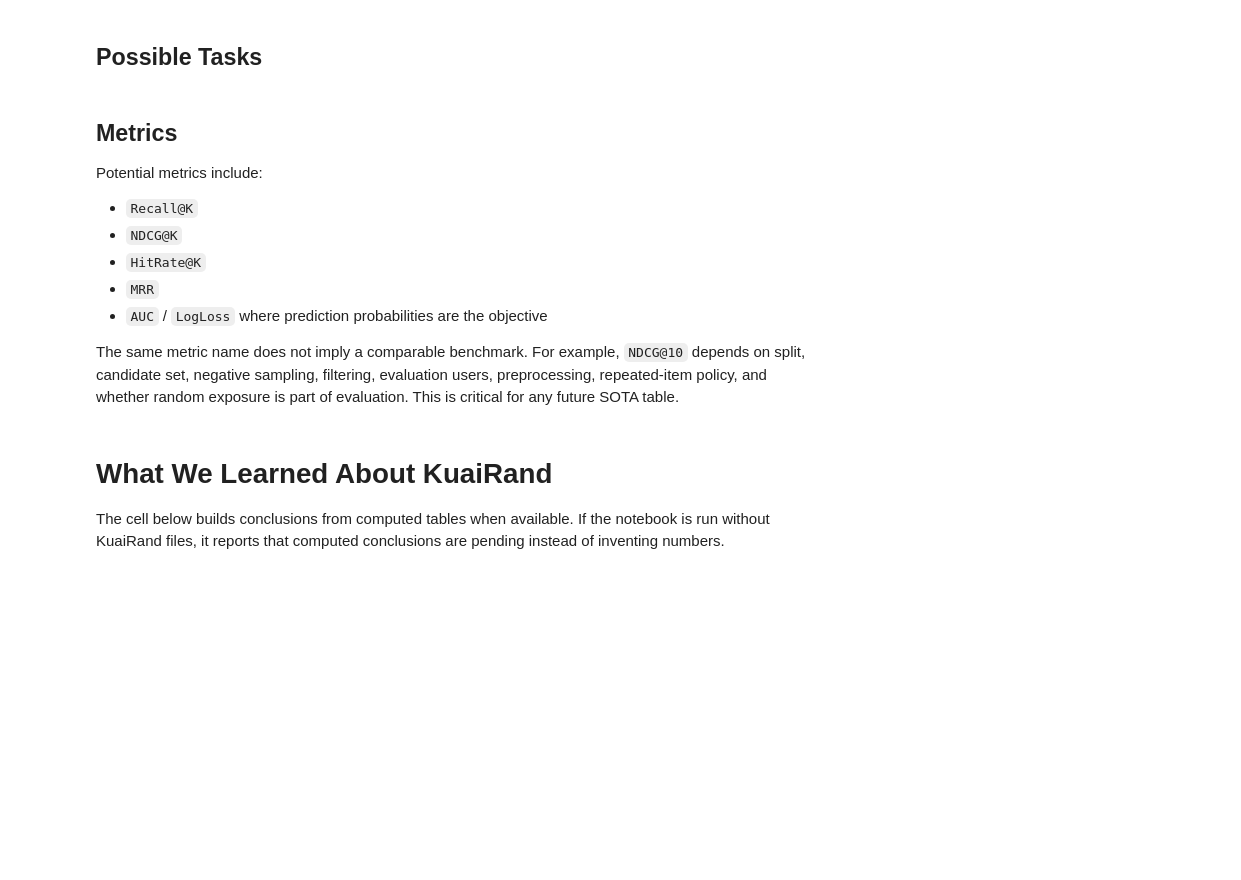
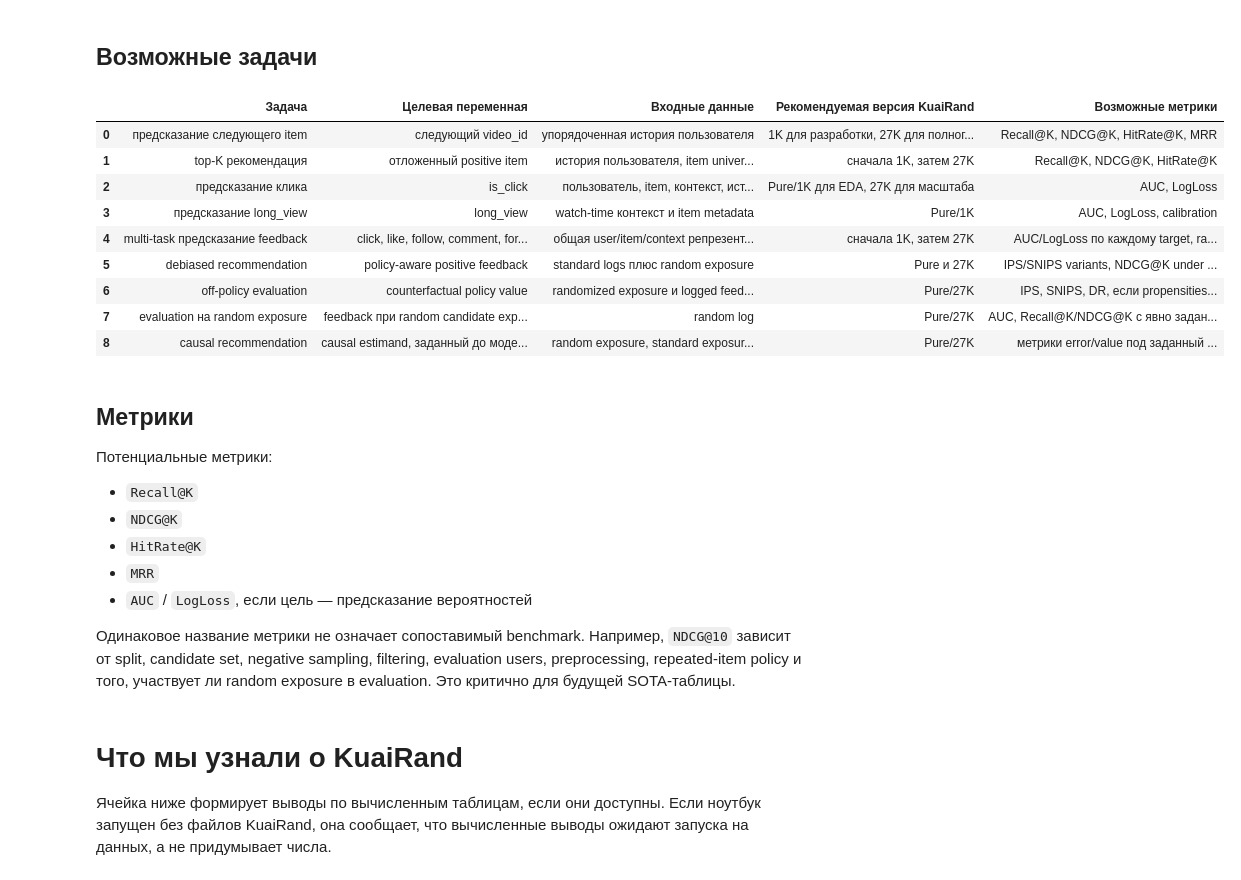
Before and after one commit to berdov/diplom, a Jupyter notebook: notebooks/01_kuairand_eda.ipynb, the cells around one changed output. Saved outputs shown, nothing was run; the diff lists cells and outputs as text; code cells hidden in the pictures; blank space fills up the shorter version.

```diff
--- a/notebooks/01_kuairand_eda.ipynb
+++ b/notebooks/01_kuairand_eda.ipynb
@@ -1291,33 +1460,44 @@ display(protocols)
 # %% [markdown]
-## Possible Tasks
+## Возможные задачи
 # %%
 tasks = pd.DataFrame([
-    {"Task": "next-item prediction", "Target": "next video_id", "Inputs": "ordered user history", "Recommended KuaiRand version": "1K for development, 27K for full experiment", "Possible metrics": "Recall@K, NDCG@K, HitRate@K, MRR"},
-    {"Task": "top-K recommendation", "Target": "held-out positive item", "Inputs": "user history, item universe, candidate set", "Recommended KuaiRand version": "1K then 27K", "Possible metrics": "Recall@K, NDCG@K, HitRate@K"},
-    {"Task": "click prediction", "Target": "is_click", "Inputs": "user, item, context, history", "Recommended KuaiRand version": "Pure/1K for EDA, 27K for scale", "Possible metrics": "AUC, LogLoss"},
-    {"Task": "long-view prediction", "Target": "long_view", "Inputs": "watch-time context and item metadata", "Recommended KuaiRand version": "Pure/1K", "Possible metrics": "AUC, LogLoss, calibration"},
-    {"Task": "multi-task feedback prediction", "Target": "click, like, follow, comment, forward, hate, long_view", "Inputs": "shared user/item/context representation", "Recommended KuaiRand version": "1K then 27K", "Possible metrics": "AUC/LogLoss per target, ranking metrics for derived preference"},
-    {"Task": "debiased recommendation", "Target": "policy-aware positive feedback", "Inputs": "standard logs plus random exposure", "Recommended KuaiRand version": "Pure and 27K", "Possible metrics": "IPS/SNIPS variants, NDCG@K under defined candidate policy"},
-    {"Task": "off-policy evaluation", "Target": "counterfactual policy value", "Inputs": "randomized exposure and logged feedback", "Recommended KuaiRand version": "Pure/27K", "Possible metrics": "IPS, SNIPS, DR if propensities/design allow"},
-    {"Task": "random-exposure evaluation", "Target": "feedback under random candidate exposure", "Inputs": "random log", "Recommended KuaiRand version": "Pure/27K", "Possible metrics": "AUC, Recall@K/NDCG@K with explicit candidate set"},
-    {"Task": "causal recommendation", "Target": "causal estimand defined before modeling", "Inputs": "random exposure, standard exposure, covariates", "Recommended KuaiRand version": "Pure/27K", "Possible metrics": "Estimand-specific error/value metrics"},
+    {"Задача": "предсказание следующего item", "Целевая переменная": "следующий video_id", "Входные данные": "упорядоченная история пользователя", "Рекомендуемая версия KuaiRand": "1K для разработки, 27K для полного эксперимента", "Возможные метрики": "Recall@K, NDCG@K, HitRate@K, MRR"},
+    {"Задача": "top-K рекомендация", "Целевая переменная": "отложенный positive item", "Входные данные": "история пользователя, item universe, candidate set", "Рекомендуемая версия KuaiRand": "сначала 1K, затем 27K", "Возможные метрики": "Recall@K, NDCG@K, HitRate@K"},
+    {"Задача": "предсказание клика", "Целевая переменная": "is_click", "Входные данные": "пользователь, item, контекст, история", "Рекомендуемая версия KuaiRand": "Pure/1K для EDA, 27K для масштаба", "Возможные метрики": "AUC, LogLoss"},
+    {"Задача": "предсказание long_view", "Целевая переменная": "long_view", "Входные данные": "watch-time контекст и item metadata", "Рекомендуемая версия KuaiRand": "Pure/1K", "Возможные метрики": "AUC, LogLoss, calibration"},
+    {"Задача": "multi-task предсказание feedback", "Целевая переменная": "click, like, follow, comment, forward, hate, long_view", "Входные данные": "общая user/item/context репрезентация", "Рекомендуемая версия KuaiRand": "сначала 1K, затем 27K", "Возможные метрики": "AUC/LogLoss по каждому target, ranking metrics для derived preference"},
+    {"Задача": "debiased recommendation", "Целевая переменная": "policy-aware positive feedback", "Входные данные": "standard logs плюс random exposure", "Рекомендуемая версия KuaiRand": "Pure и 27K", "Возможные метрики": "IPS/SNIPS variants, NDCG@K under defined candidate policy"},
+    {"Задача": "off-policy evaluation", "Целевая переменная": "counterfactual policy value", "Входные данные": "randomized exposure и logged feedback", "Рекомендуемая версия KuaiRand": "Pure/27K", "Возможные метрики": "IPS, SNIPS, DR, если propensities/design это позволяют"},
+    {"Задача": "evaluation на random exposure", "Целевая переменная": "feedback при random candidate exposure", "Входные данные": "random log", "Рекомендуемая версия KuaiRand": "Pure/27K", "Возможные метрики": "AUC, Recall@K/NDCG@K с явно заданным candidate set"},
+    {"Задача": "causal recommendation", "Целевая переменная": "causal estimand, заданный до моделирования", "Входные данные": "random exposure, standard exposure, covariates", "Рекомендуемая версия KuaiRand": "Pure/27K", "Возможные метрики": "метрики error/value под заданный estimand"},
 ])
 display(tasks)
+# %% [output]
+|  | Задача | Целевая переменная | Входные данные | Рекомендуемая версия KuaiRand | Возможные метрики |
+| 0 | предсказание следующего item | следующий video_id | упорядоченная история пользователя | 1K для разработки, 27K для полног... | Recall@K, NDCG@K, HitRate@K, MRR |
+| 1 | top-K рекомендация | отложенный positive item | история пользователя, item univer... | сначала 1K, затем 27K | Recall@K, NDCG@K, HitRate@K |
+| 2 | предсказание клика | is_click | пользователь, item, контекст, ист... | Pure/1K для EDA, 27K для масштаба | AUC, LogLoss |
+| 3 | предсказание long_view | long_view | watch-time контекст и item metadata | Pure/1K | AUC, LogLoss, calibration |
+| 4 | multi-task предсказание feedback | click, like, follow, comment, for... | общая user/item/context репрезент... | сначала 1K, затем 27K | AUC/LogLoss по каждому target, ra... |
+| 5 | debiased recommendation | policy-aware positive feedback | standard logs плюс random exposure | Pure и 27K | IPS/SNIPS variants, NDCG@K under ... |
+| 6 | off-policy evaluation | counterfactual policy value | randomized exposure и logged feed... | Pure/27K | IPS, SNIPS, DR, если propensities... |
+| 7 | evaluation на random exposure | feedback при random candidate exp... | random log | Pure/27K | AUC, Recall@K/NDCG@K с явно задан... |
+| 8 | causal recommendation | causal estimand, заданный до моде... | random exposure, standard exposur... | Pure/27K | метрики error/value под заданный ... |
 # %% [markdown]
-## Metrics
+## Метрики
 
-Potential metrics include:
+Потенциальные метрики:
 
 - `Recall@K`
 - `NDCG@K`
 - `HitRate@K`
 - `MRR`
-- `AUC` / `LogLoss` where prediction probabilities are the objective
+- `AUC` / `LogLoss`, если цель — предсказание вероятностей
 
-The same metric name does not imply a comparable benchmark. For example, `NDCG@10` depends on split, candidate set, negative sampling, filtering, evaluation users, preprocessing, repeated-item policy, and whether random exposure is part of evaluation. This is critical for any future SOTA table.
+Одинаковое название метрики не означает сопоставимый benchmark. Например, `NDCG@10` зависит от split, candidate set, negative sampling, filtering, evaluation users, preprocessing, repeated-item policy и того, участвует ли random exposure в evaluation. Это критично для будущей SOTA-таблицы.
 # %% [markdown]
-# What We Learned About KuaiRand
+# Что мы узнали о KuaiRand
 
-The cell below builds conclusions from computed tables when available. If the notebook is run without KuaiRand files, it reports that computed conclusions are pending instead of inventing numbers.
+Ячейка ниже формирует выводы по вычисленным таблицам, если они доступны. Если ноутбук запущен без файлов KuaiRand, она сообщает, что вычисленные выводы ожидают запуска на данных, а не придумывает числа.
 # %%
 conclusions = [
```
Also changed, not shown: parts of 58 cells of this notebook, 5 other files.
